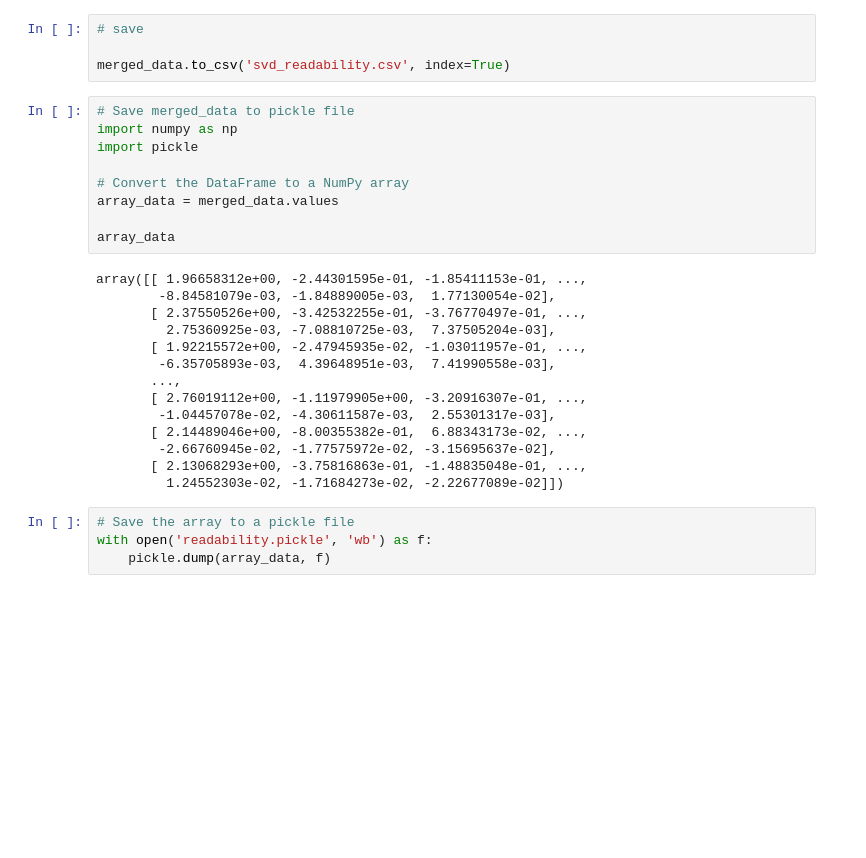
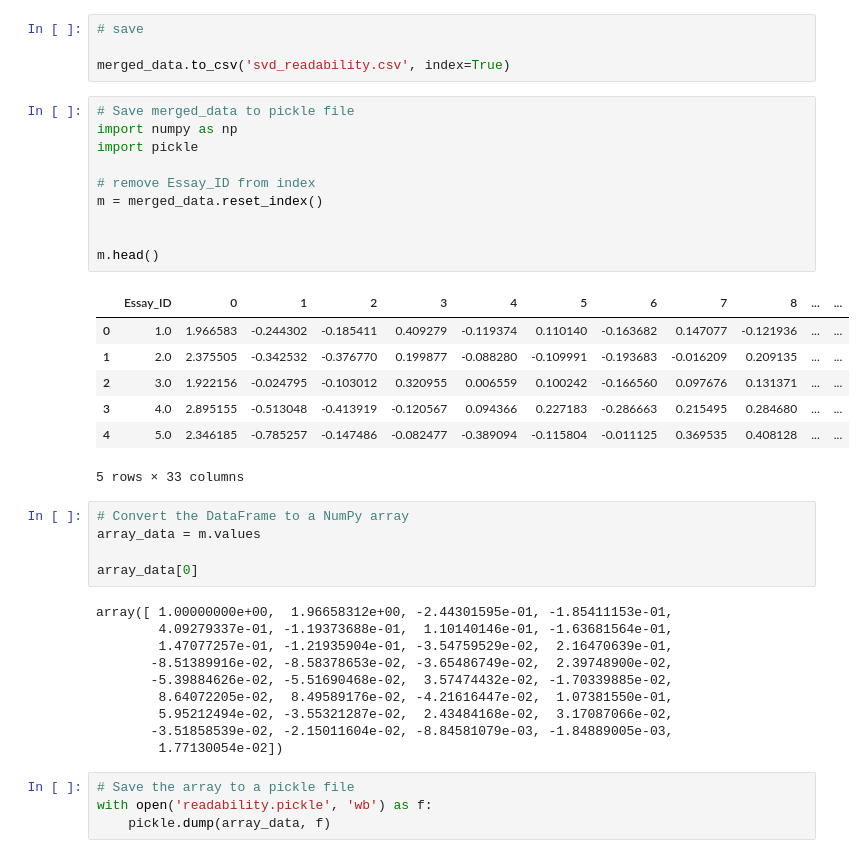
Before and after one commit to ishreya09/Cross-Prompt-Essay-Grader-Model, a Jupyter notebook: data/SVD/SVD.ipynb, the cells around one changed output. Cells and saved outputs as stored; diff of their text form; blank space fills up the shorter version.

```diff
--- a/data/SVD/SVD.ipynb
+++ b/data/SVD/SVD.ipynb
@@ -508,29 +508,39 @@ merged_data.head()
 # save
 
 merged_data.to_csv('svd_readability.csv', index=True)
+# %%
+# Save merged_data to pickle file
+import numpy as np
+import pickle
+
+# remove Essay_ID from index
+m = merged_data.reset_index()
+
+
+m.head()
+# %% [output]
+|  | Essay_ID | 0 | 1 | 2 | 3 | 4 | 5 | 6 | 7 | 8 | ... | ... |
+| 0 | 1.0 | 1.966583 | -0.244302 | -0.185411 | 0.409279 | -0.119374 | 0.110140 | -0.163682 | 0.147077 | -0.121936 | ... | ... |
+| 1 | 2.0 | 2.375505 | -0.342532 | -0.376770 | 0.199877 | -0.088280 | -0.109991 | -0.193683 | -0.016209 | 0.209135 | ... | ... |
+| 2 | 3.0 | 1.922156 | -0.024795 | -0.103012 | 0.320955 | 0.006559 | 0.100242 | -0.166560 | 0.097676 | 0.131371 | ... | ... |
+| 3 | 4.0 | 2.895155 | -0.513048 | -0.413919 | -0.120567 | 0.094366 | 0.227183 | -0.286663 | 0.215495 | 0.284680 | ... | ... |
+| 4 | 5.0 | 2.346185 | -0.785257 | -0.147486 | -0.082477 | -0.389094 | -0.115804 | -0.011125 | 0.369535 | 0.408128 | ... | ... |
+5 rows × 33 columns
 # %%
-# Save merged_data to pickle file
-import numpy as np
-import pickle
+# Convert the DataFrame to a NumPy array
+array_data = m.values
 
-# Convert the DataFrame to a NumPy array
-array_data = merged_data.values
-
-array_data
+array_data[0]
 # %% [output]
-array([[ 1.96658312e+00, -2.44301595e-01, -1.85411153e-01, ...,
-        -8.84581079e-03, -1.84889005e-03,  1.77130054e-02],
-       [ 2.37550526e+00, -3.42532255e-01, -3.76770497e-01, ...,
-         2.75360925e-03, -7.08810725e-03,  7.37505204e-03],
-       [ 1.92215572e+00, -2.47945935e-02, -1.03011957e-01, ...,
-        -6.35705893e-03,  4.39648951e-03,  7.41990558e-03],
-       ...,
-       [ 2.76019112e+00, -1.11979905e+00, -3.20916307e-01, ...,
-        -1.04457078e-02, -4.30611587e-03,  2.55301317e-03],
-       [ 2.14489046e+00, -8.00355382e-01,  6.88343173e-02, ...,
-        -2.66760945e-02, -1.77575972e-02, -3.15695637e-02],
-       [ 2.13068293e+00, -3.75816863e-01, -1.48835048e-01, ...,
-         1.24552303e-02, -1.71684273e-02, -2.22677089e-02]])
+array([ 1.00000000e+00,  1.96658312e+00, -2.44301595e-01, -1.85411153e-01,
+        4.09279337e-01, -1.19373688e-01,  1.10140146e-01, -1.63681564e-01,
+        1.47077257e-01, -1.21935904e-01, -3.54759529e-02,  2.16470639e-01,
+       -8.51389916e-02, -8.58378653e-02, -3.65486749e-02,  2.39748900e-02,
+       -5.39884626e-02, -5.51690468e-02,  3.57474432e-02, -1.70339885e-02,
+        8.64072205e-02,  8.49589176e-02, -4.21616447e-02,  1.07381550e-01,
+        5.95212494e-02, -3.55321287e-02,  2.43484168e-02,  3.17087066e-02,
+       -3.51858539e-02, -2.15011604e-02, -8.84581079e-03, -1.84889005e-03,
+        1.77130054e-02])
 # %%
 # Save the array to a pickle file
 with open('readability.pickle', 'wb') as f:
```
Also changed, not shown: 1 other file.
